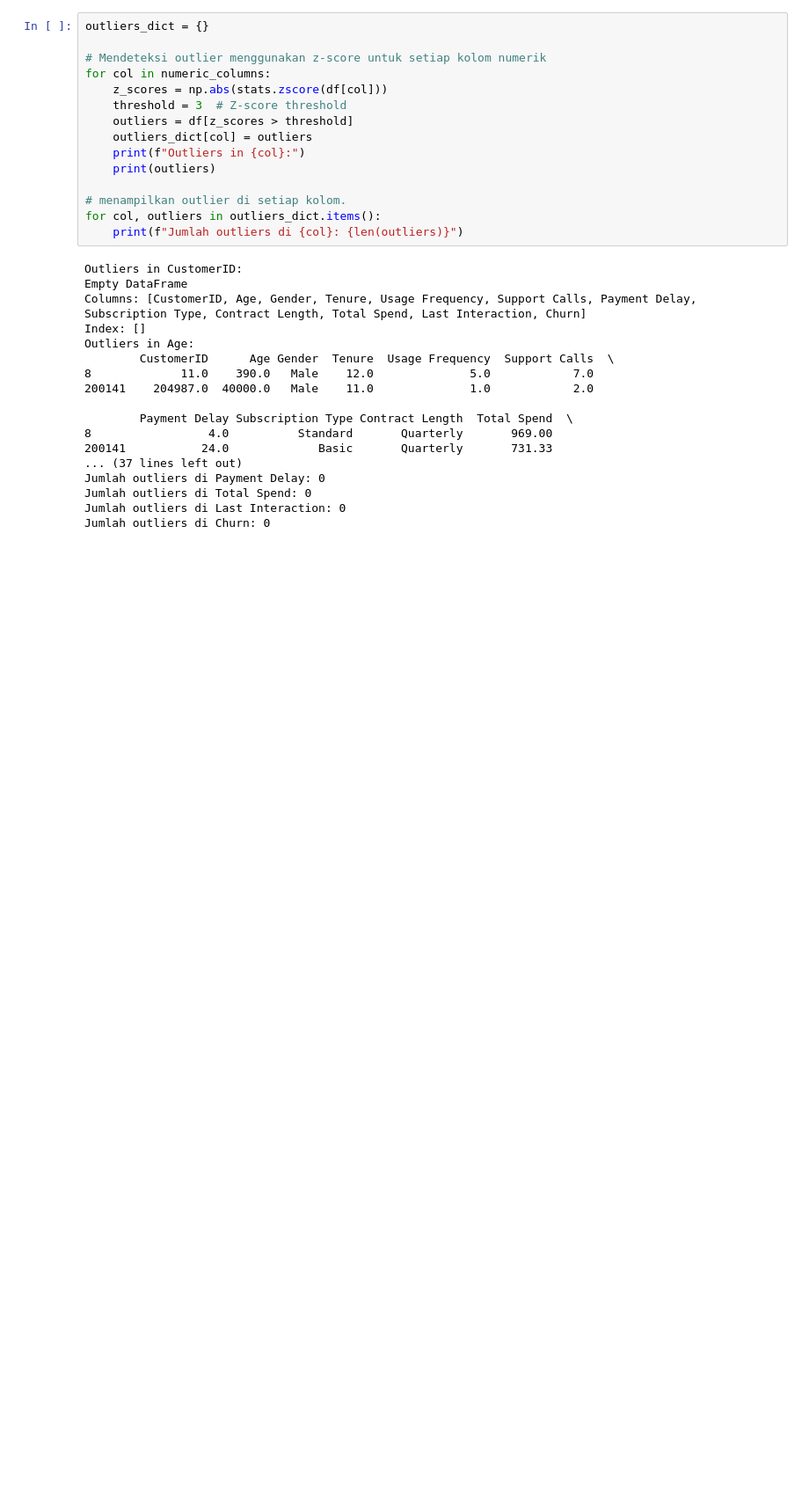
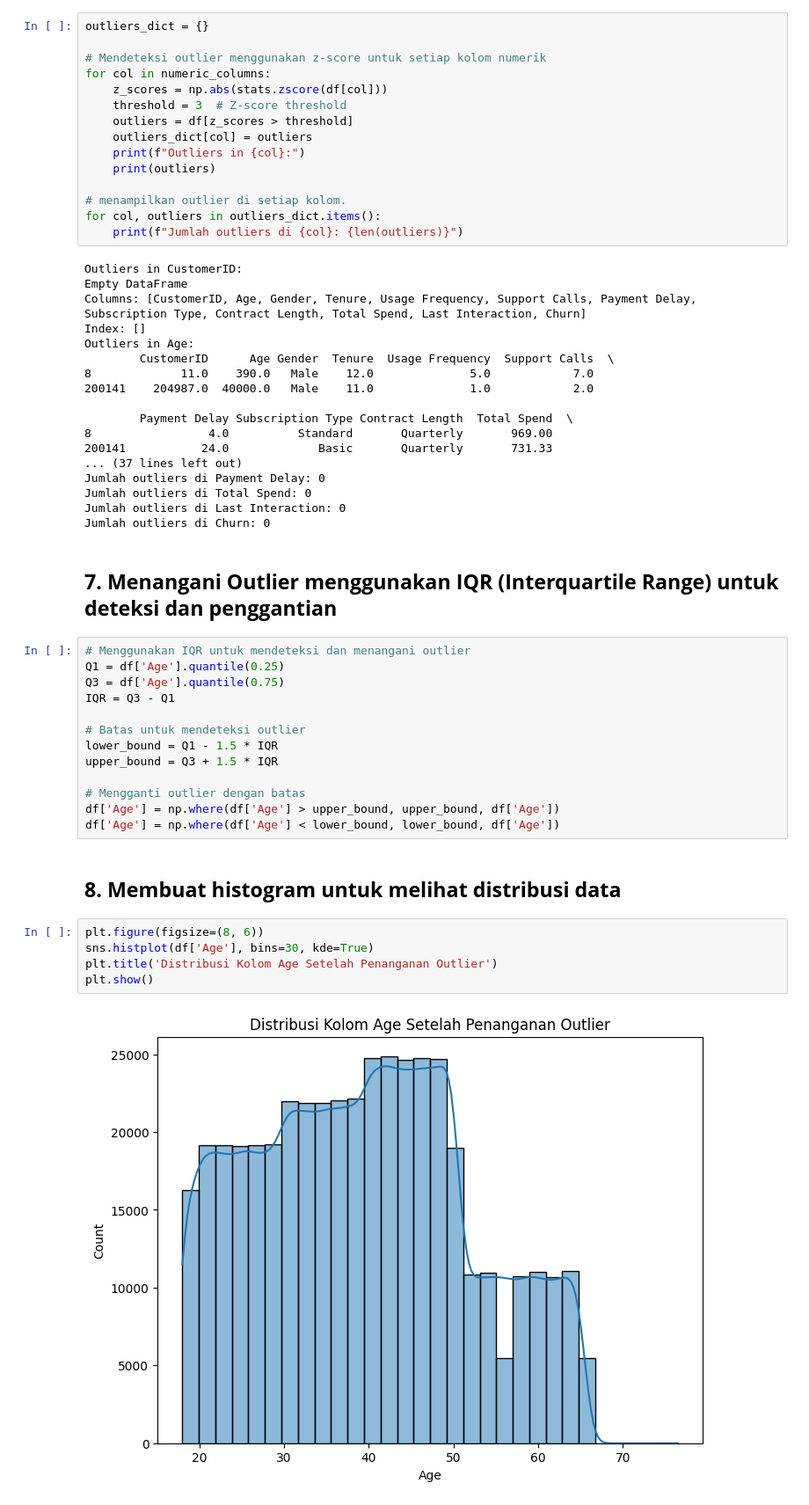
Before and after one commit to LatiefDataVisionary/eda-college-task, a Jupyter notebook: tgs_eda_week_4.ipynb, the cells around one changed output. Shown: that part at 88% size. Cells and saved outputs as stored; diff of their text form; blank space fills up the shorter version.

```diff
--- a/tgs_eda_week_4.ipynb
+++ b/tgs_eda_week_4.ipynb
@@ -167,3 +167,27 @@ Jumlah outliers di Payment Delay: 0
 Jumlah outliers di Total Spend: 0
 Jumlah outliers di Last Interaction: 0
 Jumlah outliers di Churn: 0
+# %% [markdown]
+## **7. Menangani Outlier menggunakan IQR (Interquartile Range) untuk deteksi dan penggantian**
+# %%
+# Menggunakan IQR untuk mendeteksi dan menangani outlier
+Q1 = df['Age'].quantile(0.25)
+Q3 = df['Age'].quantile(0.75)
+IQR = Q3 - Q1
+
+# Batas untuk mendeteksi outlier
+lower_bound = Q1 - 1.5 * IQR
+upper_bound = Q3 + 1.5 * IQR
+
+# Mengganti outlier dengan batas
+df['Age'] = np.where(df['Age'] > upper_bound, upper_bound, df['Age'])
+df['Age'] = np.where(df['Age'] < lower_bound, lower_bound, df['Age'])
+# %% [markdown]
+## **8. Membuat histogram untuk melihat distribusi data**
+# %%
+plt.figure(figsize=(8, 6))
+sns.histplot(df['Age'], bins=30, kde=True)
+plt.title('Distribusi Kolom Age Setelah Penanganan Outlier')
+plt.show()
+# %% [output]
+[figure, added]
```
